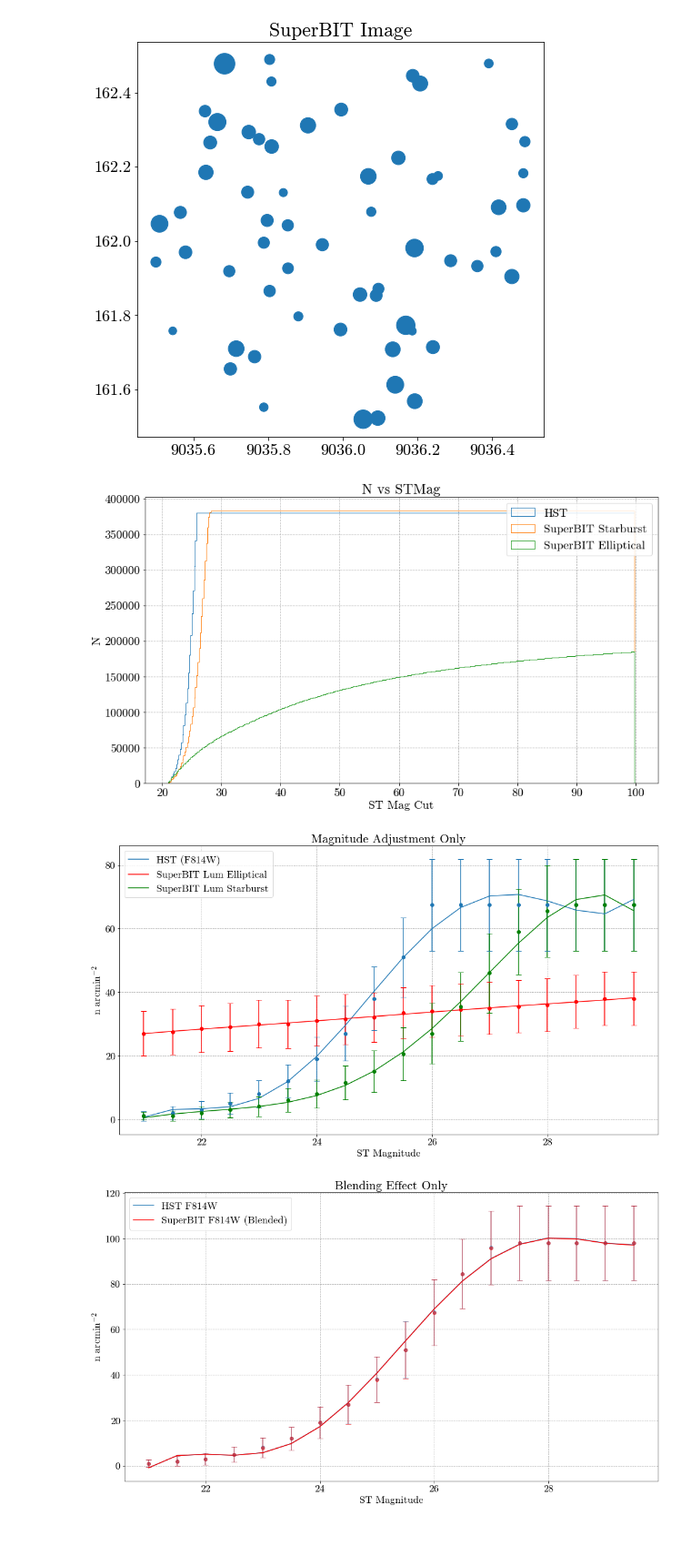
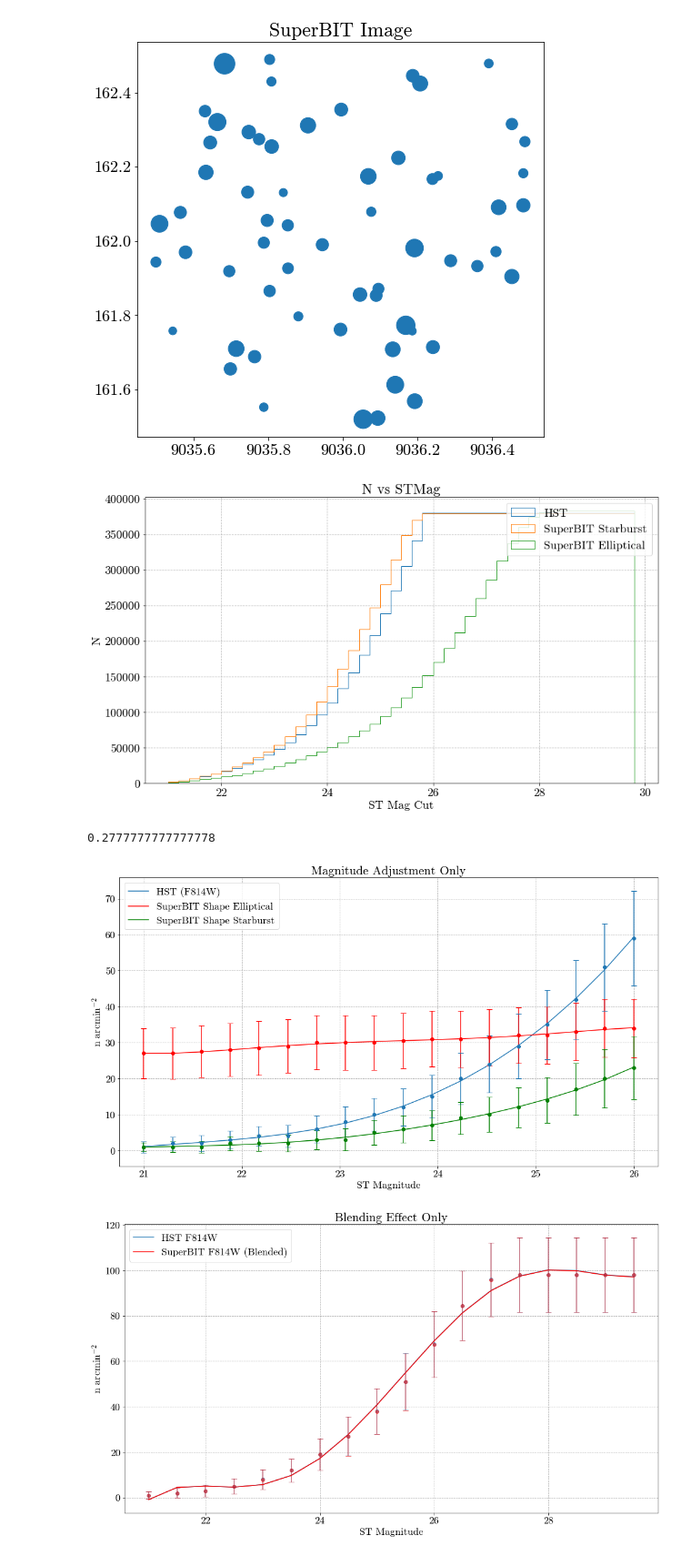
Before and after one commit to veome22/superbit_neff, a Jupyter notebook: neff_superbit.ipynb, the cells around one changed output. Shown at 91% size. Cells and saved outputs as stored; diff of their text form; code cells hidden in the pictures.

Commit message:
fixed elliptical issues

```diff
--- a/neff_superbit.ipynb
+++ b/neff_superbit.ipynb
@@ -12,7 +12,11 @@ mpl.rcParams['axes.unicode_minus'] = False
 DIRECTORY = '/mnt/44868D0F868D02A2/Users/veome/Google Drive/Academics/Senior Thesis/Code/Catalog/'
 # %%
 # cosmos = np.genfromtxt(DIRECTORY+'acs_cosmos1361.gcat_ascii', usecols=range(0,10), invalid_raise=False)
-cosmos = np.genfromtxt('superbit_cosmos1361_shape_mag26.gcat_ascii', usecols=range(0,12), invalid_raise=False)
+cosmos = np.genfromtxt('superbit_cosmos1361_shape_mag26.gcat_ascii', usecols=range(0,13), invalid_raise=False)
+# cosmos = np.genfromtxt('superbit_cosmos1361_u_mag26.gcat_ascii', usecols=range(0,13), invalid_raise=False)
 
-#  Redshift > 0
-cosmos = cosmos[cosmos[:,2]>0] #already in catalog
+print("Original Catalog Size: %i"%cosmos.shape[0])
+
+#  Redshift > 0 Cut
+cosmos = cosmos[cosmos[:,2]>0] #cut is already in generate_catalog.py
+print("New Catalog Size: %i"%cosmos.shape[0])
@@ -220,12 +111,12 @@ plt.show()
 [figure]
 [figure]
 # %%
-bins = mags = np.arange(21, 100, 0.2)
+bins = mags = np.arange(21, 30, 0.2)
 plt.figure(figsize=(14,8))
 
 plt.hist(cosmos[:,5], bins=bins, cumulative=True, label='HST', histtype='step')
-plt.hist(cosmos[:,11], bins=bins, cumulative=True, label='SuperBIT Starburst', histtype='step')
-plt.hist(cosmos[:,10], bins=bins, cumulative=True, label='SuperBIT Elliptical', histtype='step')
+plt.hist(cosmos[:,11], bins=bins, cumulative=True, label='SuperBIT Elliptical', histtype='step')
+plt.hist(cosmos[:,12], bins=bins, cumulative=True, label='SuperBIT Starburst', histtype='step')
 
 plt.title("N vs STMag")
 plt.xlabel("ST Mag Cut")
@@ -233,7 +124,16 @@ plt.ylabel('N')
 plt.legend()
 plt.grid(linestyle='--')
 # %% [output]
-[figure, old version]
+[figure, new version]
+# %%
+max_mag = 26.0
+mag_array_len = 18
+
+mag_range = max_mag-21
+factor = mag_range/mag_array_len
+factor
+# %% [output]
+0.2777777777777778
 # %%
 # HST neff vs Magnitude
 hst_mag_neff = [[], [], [], [], [], [],
@@ -243,8 +143,8 @@ hst_mag_neff = [[], [], [], [], [], [],
 for ra in np.arange(149.6,150.6,0.1):
     for dec in np.arange(1.7,2.7,0.1):
         for i in range(len(hst_mag_neff)):
-            mag = (i/2) + 21
-            hst_mag_neff[i].append(get_cat_subset(cosmos,[ra,dec],magcut=mag).shape[0])
+            mags = np.linspace(21.0, 26.0, num=len(hst_mag_neff))
+            hst_mag_neff[i].append(get_cat_subset(cosmos,[ra,dec],magcut=mags[i]).shape[0])
 # %%
 # neff vs E Magnitude (no blending)
 sbit_e_mag_neff = [[], [], [], [], [], [],
@@ -254,8 +154,7 @@ sbit_e_mag_neff = [[], [], [], [], [], [],
 for ra in np.arange(149.6,150.6,0.1):
     for dec in np.arange(1.7,2.7,0.1):
         for i in range(len(sbit_e_mag_neff)):
-            mag = (i/2) + 21
-            sbit_e_mag_neff[i].append(get_cat_subset(cosmos,[ra,dec],super_e_mag=mag).shape[0])
+            sbit_e_mag_neff[i].append(get_cat_subset(cosmos,[ra,dec],super_e_mag=mags[i]).shape[0])
 # %%
 # neff vs Starburst Magnitude (no blending)
 sbit_sb_mag_neff = [[], [], [], [], [], [],
@@ -265,10 +164,10 @@ sbit_sb_mag_neff = [[], [], [], [], [], [],
 for ra in np.arange(149.6,150.6,0.1):
     for dec in np.arange(1.7,2.7,0.1):
         for i in range(len(sbit_sb_mag_neff)):
-            mag = (i/2) + 21
-            sbit_sb_mag_neff[i].append(get_cat_subset(cosmos,[ra,dec],super_sb_mag=mag).shape[0])
+#             mag = (i*factor) + 21
+            sbit_sb_mag_neff[i].append(get_cat_subset(cosmos,[ra,dec],super_sb_mag=mags[i]).shape[0])
 # %%
-mags = np.arange(21, 30, 0.5)
+mags = np.linspace(21.0, 26.0, num=len(hst_mag_neff))
 
 # Plot Neff vs Magnitude (No Blending)
 hst_meds = []
@@ -292,36 +191,36 @@ for i in range (len(sbit_sb_mag_neff)):
 
 
 z_hst = np.polyfit(mags, hst_meds, 5)
 f_hst = np.poly1d(z_hst)
 
 z_e = np.polyfit(mags, e_meds, 5)
 f_e = np.poly1d(z_e)
 
 z_sb = np.polyfit(mags, sb_meds, 5)
 f_sb = np.poly1d(z_sb)
 
 # Plot n_eff
 plt.figure(figsize=(14,8))
 
 plt.plot(mags,f_hst(mags),label="HST (F814W)", color='C0')
 plt.errorbar(mags, hst_meds, yerr=hst_stds,fmt='o', color='C0')
 
-plt.plot(mags,f_e(mags),label="SuperBIT Lum Elliptical", color='r')
+plt.plot(mags,f_e(mags),label="SuperBIT Shape Elliptical", color='r')
 plt.errorbar(mags, e_meds, yerr=e_stds,fmt='o', color='r')
 
-plt.plot(mags,f_sb(mags),label="SuperBIT Lum Starburst", color='g')
+plt.plot(mags,f_sb(mags),label="SuperBIT Shape Starburst", color='g')
 plt.errorbar(mags, sb_meds, yerr=sb_stds,fmt='o', color='g')
 
 plt.title("Magnitude Adjustment Only")
 plt.xlabel("ST Magnitude")
 plt.ylabel('n arcmin$^{-2}$')
 plt.legend()
 plt.tight_layout(pad=0)
 plt.grid(linestyle='--')
 
 plt.show()
 # %% [output]
-[figure, old version]
+[figure, new version]
 # %%
 # Blending vs Magnitude (for F814W Mags)
 f814w_blend_mag = [[], [], [], [], [], [],
```
Also changed, not shown: parts of 4 cells of this notebook, 1 other file.
